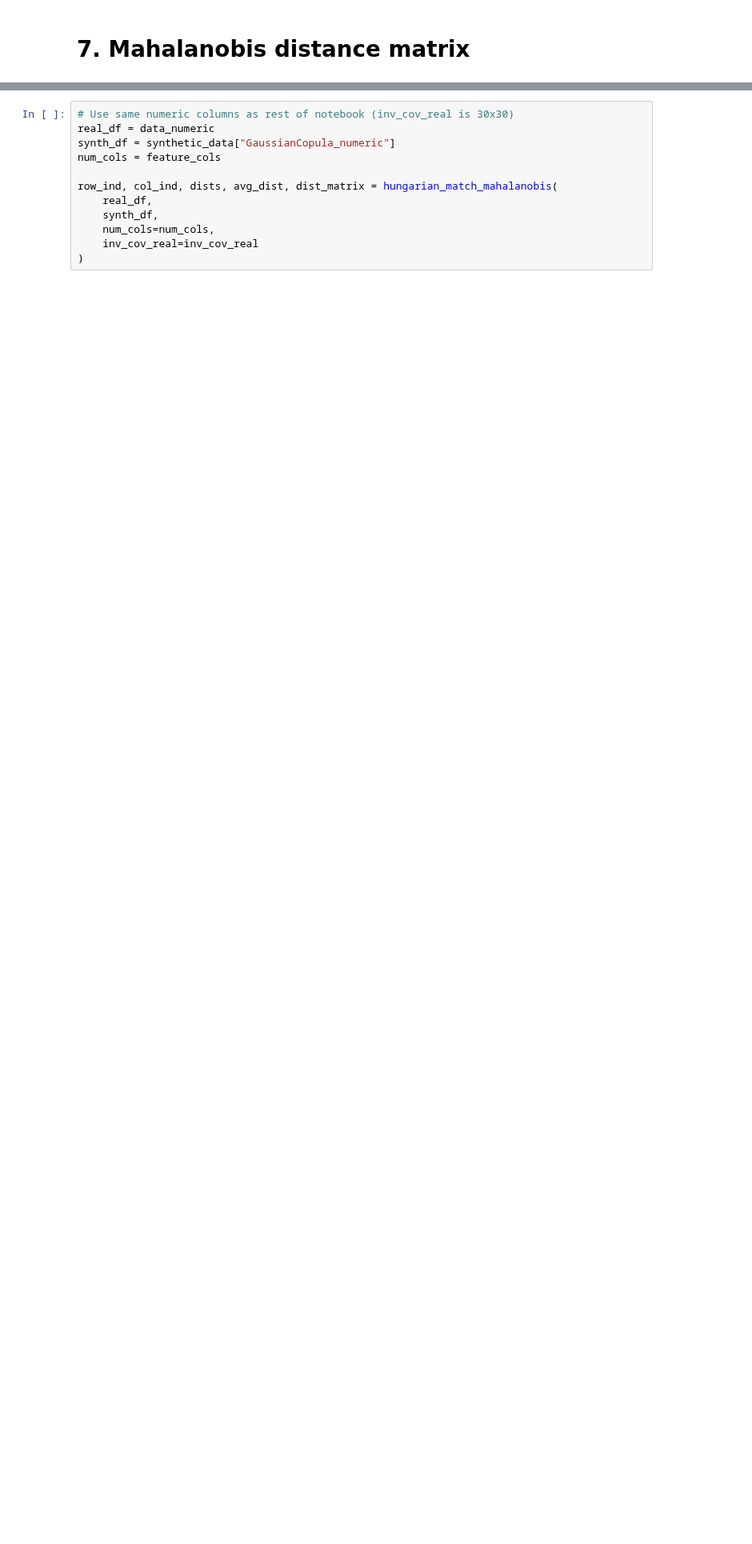
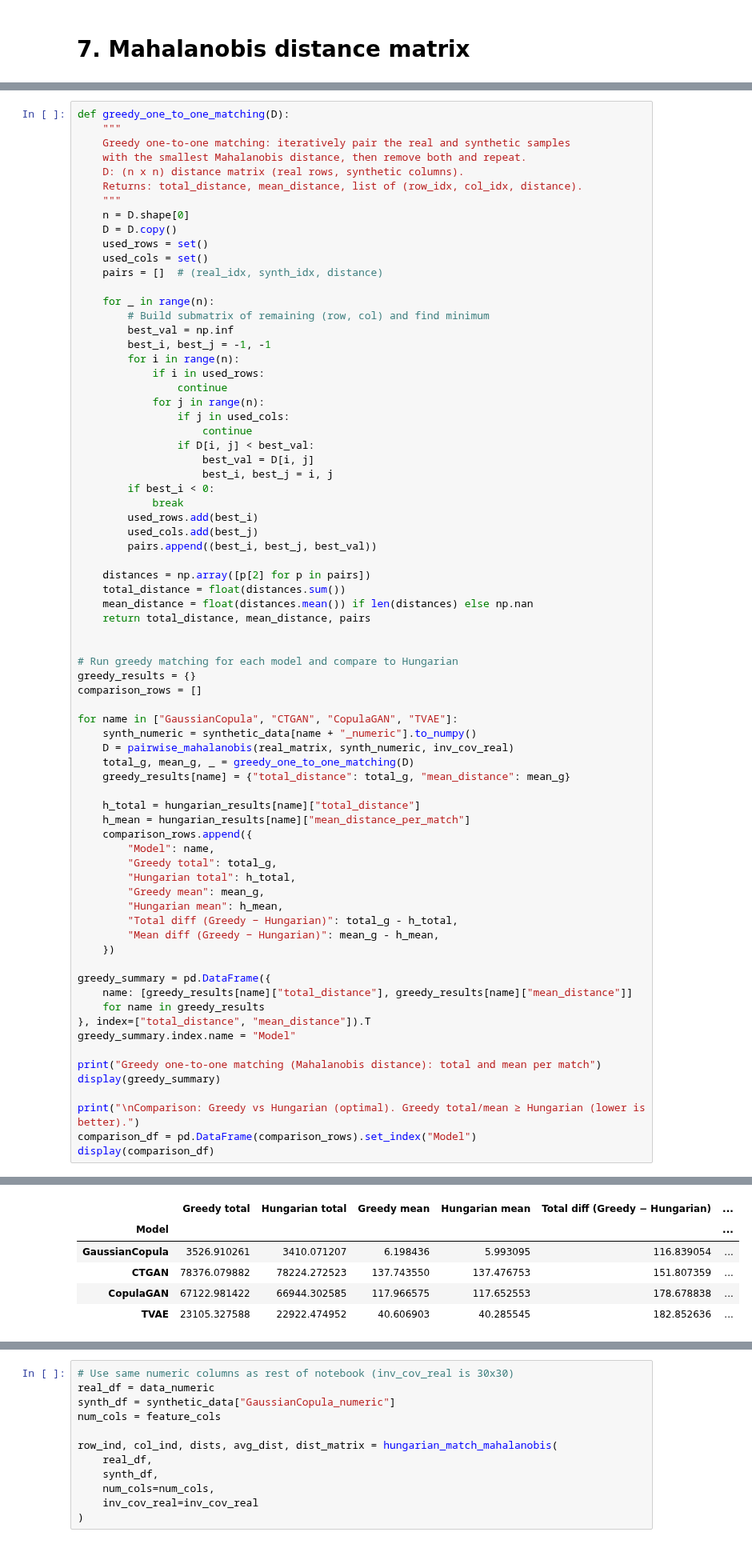
Before and after one commit to bdsul/Synthetic-data_Audit, a Jupyter notebook: Mahalanobis distance and MIA/Cancer/cancer_sdv_mahalanobis_assessment.ipynb, the cells around one changed output, grey strips where cells are left out. Shown at 80% size. Cells and saved outputs as stored; diff of their text form; blank space fills up the shorter version.

```diff
--- a/Mahalanobis distance and MIA/Cancer/cancer_sdv_mahalanobis_assessment.ipynb
+++ b/Mahalanobis distance and MIA/Cancer/cancer_sdv_mahalanobis_assessment.ipynb
@@ -329,0 +334,74 @@ Hungarian matching using Mahalanobis distance as cost (sample-to-sample realism,
+# %%
+def greedy_one_to_one_matching(D):
+    """
+    Greedy one-to-one matching: iteratively pair the real and synthetic samples
+    with the smallest Mahalanobis distance, then remove both and repeat.
+    D: (n x n) distance matrix (real rows, synthetic columns).
+    Returns: total_distance, mean_distance, list of (row_idx, col_idx, distance).
+    """
+    n = D.shape[0]
+    D = D.copy()
+    used_rows = set()
+    used_cols = set()
+    pairs = []  # (real_idx, synth_idx, distance)
+
+    for _ in range(n):
+        # Build submatrix of remaining (row, col) and find minimum
+        best_val = np.inf
+        best_i, best_j = -1, -1
+        for i in range(n):
+            if i in used_rows:
+                continue
+            for j in range(n):
+                if j in used_cols:
+                    continue
+                if D[i, j] < best_val:
+                    best_val = D[i, j]
+                    best_i, best_j = i, j
+        if best_i < 0:
+            break
+        used_rows.add(best_i)
+        used_cols.add(best_j)
+        pairs.append((best_i, best_j, best_val))
+
+    distances = np.array([p[2] for p in pairs])
+    total_distance = float(distances.sum())
+    mean_distance = float(distances.mean()) if len(distances) else np.nan
+    return total_distance, mean_distance, pairs
+
+
+# Run greedy matching for each model and compare to Hungarian
+greedy_results = {}
+comparison_rows = []
+
+for name in ["GaussianCopula", "CTGAN", "CopulaGAN", "TVAE"]:
+    synth_numeric = synthetic_data[name + "_numeric"].to_numpy()
+    D = pairwise_mahalanobis(real_matrix, synth_numeric, inv_cov_real)
+    total_g, mean_g, _ = greedy_one_to_one_matching(D)
+    greedy_results[name] = {"total_distance": total_g, "mean_distance": mean_g}
+
+    h_total = hungarian_results[name]["total_distance"]
+    h_mean = hungarian_results[name]["mean_distance_per_match"]
+    comparison_rows.append({
+        "Model": name,
+        "Greedy total": total_g,
+        "Hungarian total": h_total,
+        "Greedy mean": mean_g,
+        "Hungarian mean": h_mean,
+        "Total diff (Greedy − Hungarian)": total_g - h_total,
+        "Mean diff (Greedy − Hungarian)": mean_g - h_mean,
+    })
+
+greedy_summary = pd.DataFrame({
+    name: [greedy_results[name]["total_distance"], greedy_results[name]["mean_distance"]]
+    for name in greedy_results
+}, index=["total_distance", "mean_distance"]).T
+greedy_summary.index.name = "Model"
+
+print("Greedy one-to-one matching (Mahalanobis distance): total and mean per match")
+display(greedy_summary)
+
+print("\nComparison: Greedy vs Hungarian (optimal). Greedy total/mean ≥ Hungarian (lower is better).")
+comparison_df = pd.DataFrame(comparison_rows).set_index("Model")
+display(comparison_df)
+# %% [output]
@@ -330,3 +416,9 @@ Hungarian matching using Mahalanobis distance as cost (sample-to-sample realism,
+|  | Greedy total | Hungarian total | Greedy mean | Hungarian mean | Total diff (Greedy − Hungarian) | ... |
+| Model |  |  |  |  |  | ... |
+| GaussianCopula | 3526.910261 | 3410.071207 | 6.198436 | 5.993095 | 116.839054 | ... |
+| CTGAN | 78376.079882 | 78224.272523 | 137.743550 | 137.476753 | 151.807359 | ... |
+| CopulaGAN | 67122.981422 | 66944.302585 | 117.966575 | 117.652553 | 178.678838 | ... |
+| TVAE | 23105.327588 | 22922.474952 | 40.606903 | 40.285545 | 182.852636 | ... |
 # %%
 import numpy as np
 import pandas as pd
```
Also changed, not shown: parts of 14 cells of this notebook, 4 other files.
